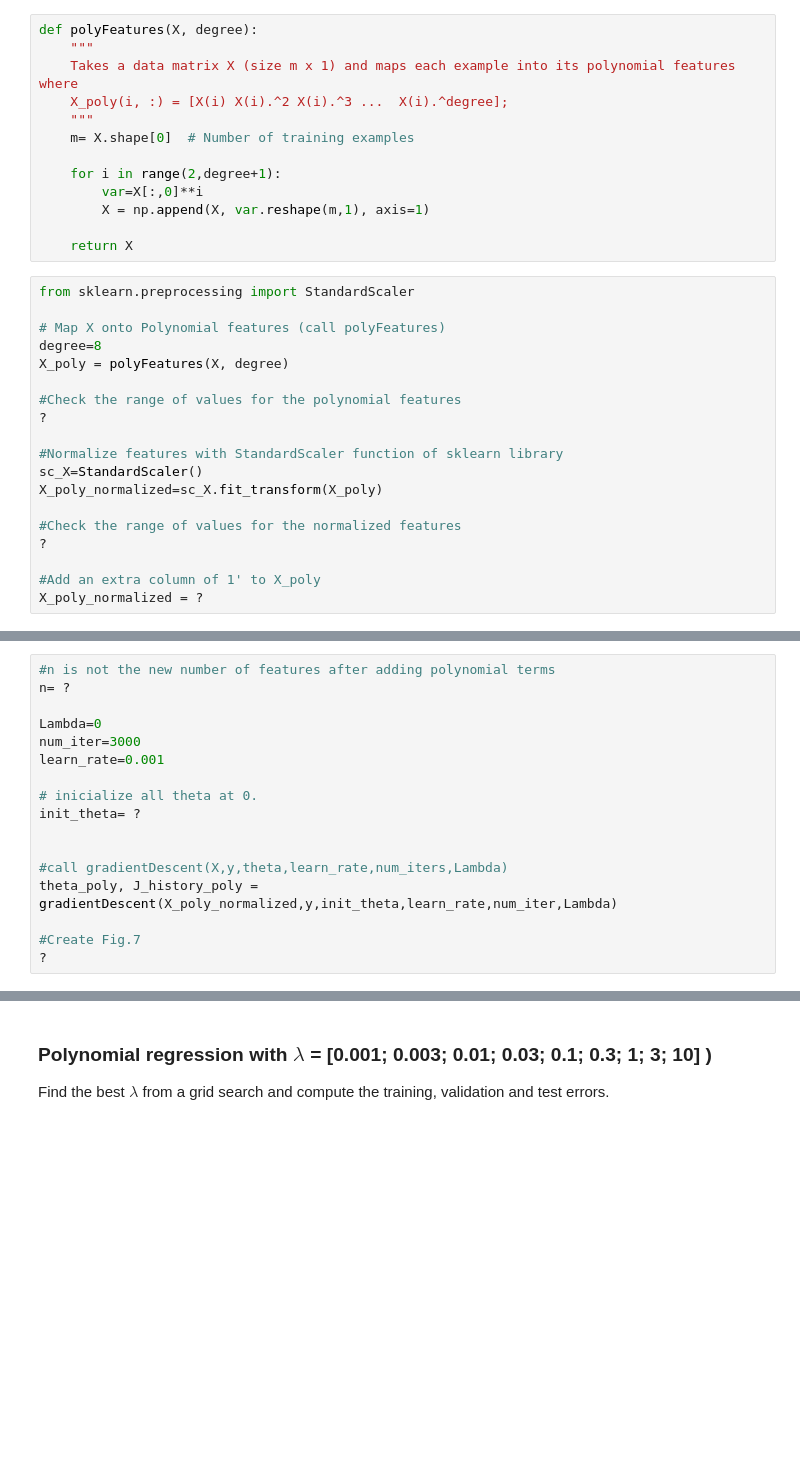
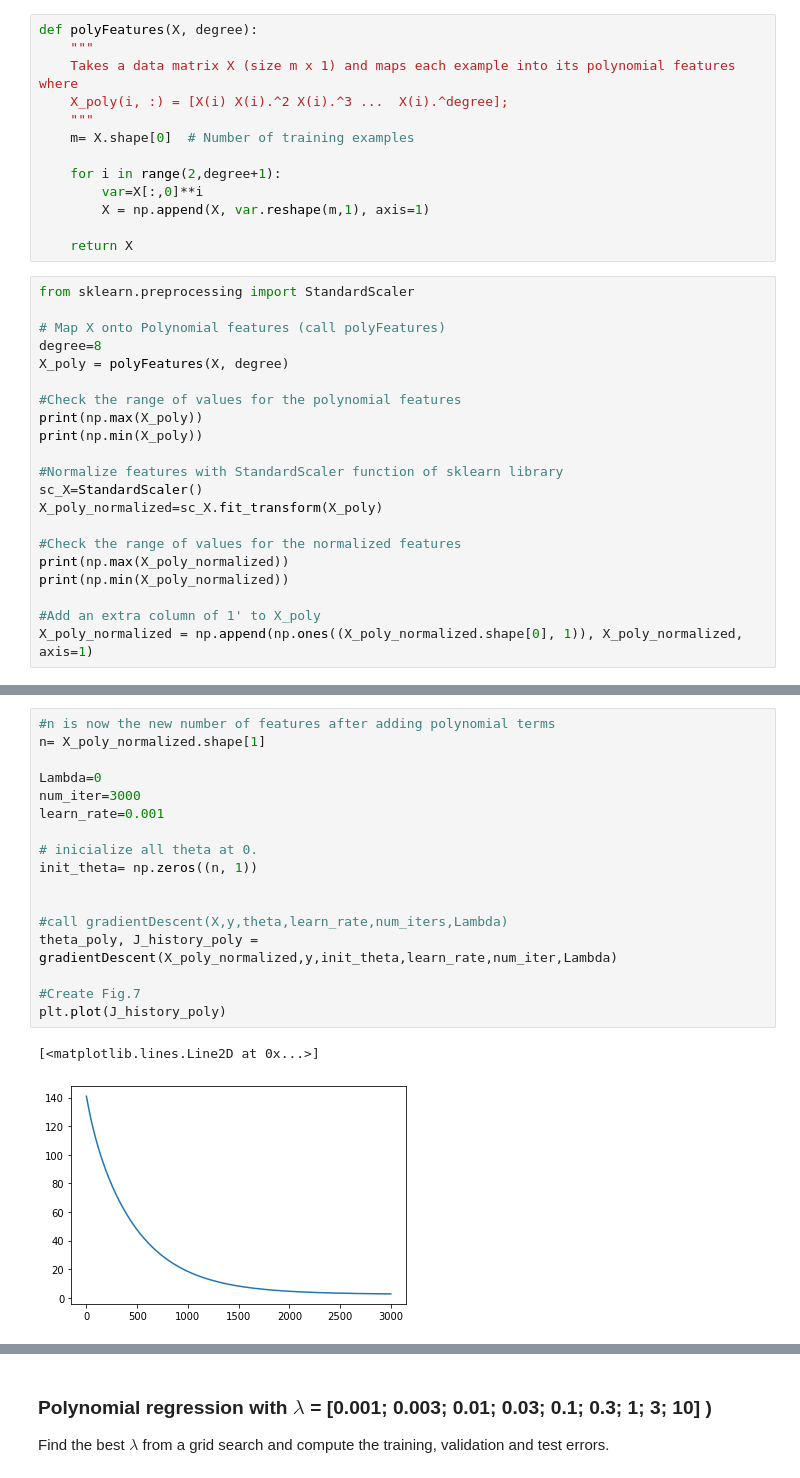
Before and after one commit to oEscal/TAA, a Jupyter notebook: Lab6/ML_BiasVariance.ipynb, the cells around one changed output, grey strips where cells are left out. Drawn from its saved outputs; the diff is of its cells as text; blank space fills up the shorter version.

```diff
--- a/Lab6/ML_BiasVariance.ipynb
+++ b/Lab6/ML_BiasVariance.ipynb
@@ -264,14 +264,16 @@ degree=8
 X_poly = polyFeatures(X, degree)
 
 #Check the range of values for the polynomial features
-?
+print(np.max(X_poly))
+print(np.min(X_poly))
 
 #Normalize features with StandardScaler function of sklearn library
 sc_X=StandardScaler()
 X_poly_normalized=sc_X.fit_transform(X_poly)
 
 #Check the range of values for the normalized features
-?
+print(np.max(X_poly_normalized))
+print(np.min(X_poly_normalized))
 
 #Add an extra column of 1' to X_poly
-X_poly_normalized = ?
+X_poly_normalized = np.append(np.ones((X_poly_normalized.shape[0], 1)), X_poly_normalized, axis=1)
@@ -305,22 +346,25 @@ See that the polynomial fit is able to follow the data points very well (Fig.5)
 <img src="images/f7.png" style="width:350px;height:250px;">
 <caption><center> **Fig.7**: **Cost function trajectory** </center></caption>
 # %%
-#n is not the new number of features after adding polynomial terms
-n= ?
+#n is now the new number of features after adding polynomial terms
+n= X_poly_normalized.shape[1]
 
 Lambda=0
 num_iter=3000
 learn_rate=0.001
 
 # inicialize all theta at 0.
-init_theta= ?
+init_theta= np.zeros((n, 1))
 
 
 #call gradientDescent(X,y,theta,learn_rate,num_iters,Lambda)
 theta_poly, J_history_poly = gradientDescent(X_poly_normalized,y,init_theta,learn_rate,num_iter,Lambda)
 
 #Create Fig.7
-?
+plt.plot(J_history_poly)
+# %% [output]
+[<matplotlib.lines.Line2D at 0x...>]
+[figure, added]
 # %%
 #Code to get Fig.5
 #add the scatter plot of data (as above)
```
Also changed, not shown: parts of 10 cells of this notebook.
